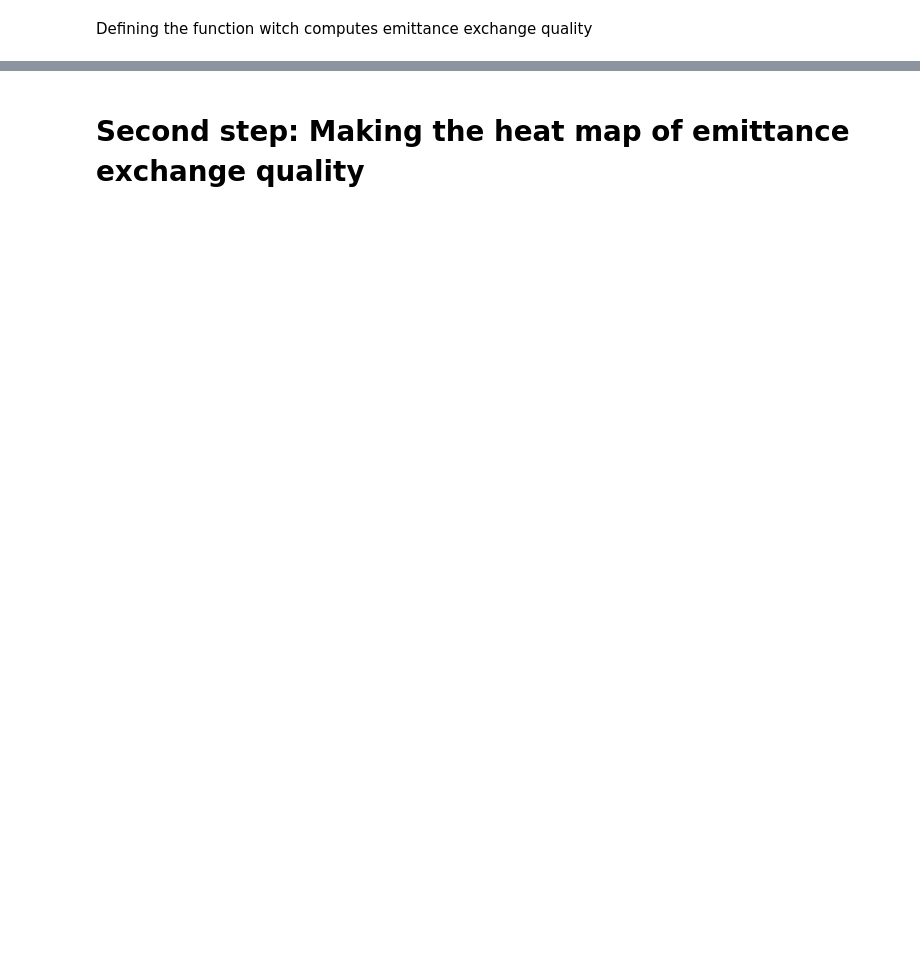
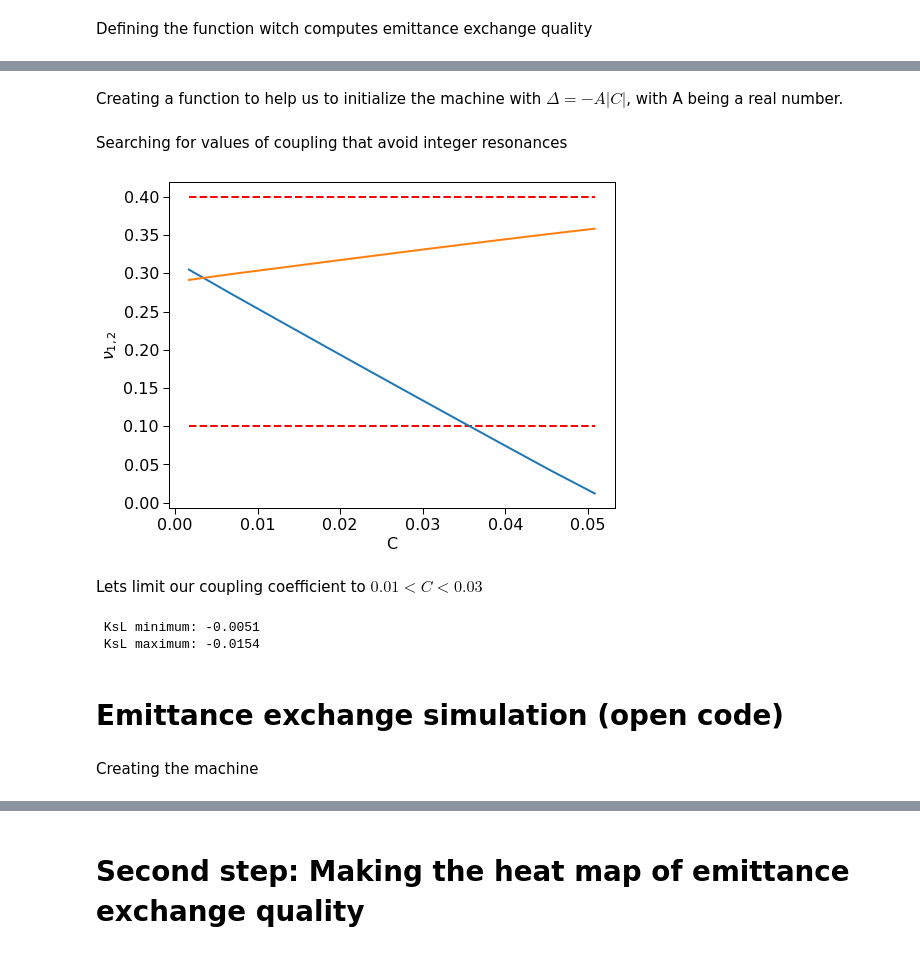
Before and after one commit to lnls-fac/apsuite, a Jupyter notebook: apsuite/emittance_exchange/emittance_exchange_simulation/emittance_crossing.ipynb, the cells around one changed output, grey strips where cells are left out. Drawn from its saved outputs; the diff is of its cells as text; code cells hidden in the pictures; blank space fills up the shorter version.

```diff
--- a/apsuite/emittance_exchange/emittance_exchange_simulation/emittance_crossing.ipynb
+++ b/apsuite/emittance_exchange/emittance_exchange_simulation/emittance_crossing.ipynb
@@ -56,5 +61,5 @@ d K = + \frac{2 \pi \Delta_0}{\sum \beta_i l_i}
 # %%
-qf_idx = obj._famdata['QF']['index']
+qf_idx = obj._famdata['QF']['index'].copy()
 spos = obj._et.spos
 betax = obj._et.beta1
 # %%
@@ -138,0 +117,19 @@ Text(0.5, 0, '$\\Delta [C]$')
+# %%
+def compute_sum_beta_l(acc):
+    ed_teng, _ = pa.optics.calc_edwards_teng(bo)
+    famdata = pm.bo.get_family_data(acc)
+    qf_idx = famdata['QF']['index'].copy()
+
+    betax = ed_teng.beta1
+    l = bo[qf_idx[0]].length
+    betas = np.zeros(len(qf_idx))
+
+    for i,idx in enumerate(qf_idx):
+        idx1, idx2 = idx
+        beta_values = betax[[idx1, idx2, idx2+1]]
+        betas[i] = np.mean(beta_values)
+    sum_beta_l = np.sum(betas*l)
+
+    return sum_beta_l, l
+# %% [markdown]
+Creating a function to help us to initialize the machine with $\Delta = - A|C|$, with A being a real number.
@@ -138,0 +168,44 @@ Text(0.5, 0, '$\\Delta [C]$')
+# %% [markdown]
+Searching for values of coupling that avoid integer resonances
+# %%
+KsL_list = np.linspace(0.001, 0.03, num=10)
+deltas = np.zeros(KsL_list.size)
+tune1 = np.zeros(KsL_list.size)
+tune2 = tune1.copy()
+A = 6
+C_list = deltas.copy()
+precision = C_list.copy()
+for i, ksl in enumerate(KsL_list):
+    objtest2 = tm.BPMeasure()
+    objtest2.create_booster(KsL = ksl)
+    C = objtest2._coupling_coef
+    C_list[i] = C
+    objtest2, deltas[i] = set_tune_sep(objtest2, -A*C)
+    tune1[i] = objtest2.eqparams.tune1
+    tune2[i] = objtest2.eqparams.tune2
+    deltas[i] /= C
+# %%
+plt.plot(C_list, tune1)
+plt.plot(C_list, tune2)
+plt.hlines(0.1, np.min(C_list), np.max(C_list), 'r', linestyle='--')
+plt.hlines(0.4,  np.min(C_list), np.max(C_list), 'r', linestyle='--')
+plt.xlabel('C')
+plt.ylabel(r'$\nu_{1,2}$')
+plt.show()
+# %% [output]
+[figure, added]
+# %% [markdown]
+Lets limit our coupling coefficient to $ 0.01 < C < 0.03 $
+# %%
+C_min = 0.01
+C_max = 0.03
+KsL_min = C_to_KsL(objtest2._bo, C_min)
+KsL_max = C_to_KsL(objtest2._bo, C_max)
+print(' KsL minimum: {:.4f} \n KsL maximum: {:.4f}'.format(KsL_min, KsL_max))
+# %% [output]
+ KsL minimum: -0.0051
+ KsL maximum: -0.0154
+# %% [markdown]
+# Emittance exchange simulation (open code)
+# %% [markdown]
+Creating the machine
```
Also changed, not shown: parts of 30 cells of this notebook, 1 other file.
